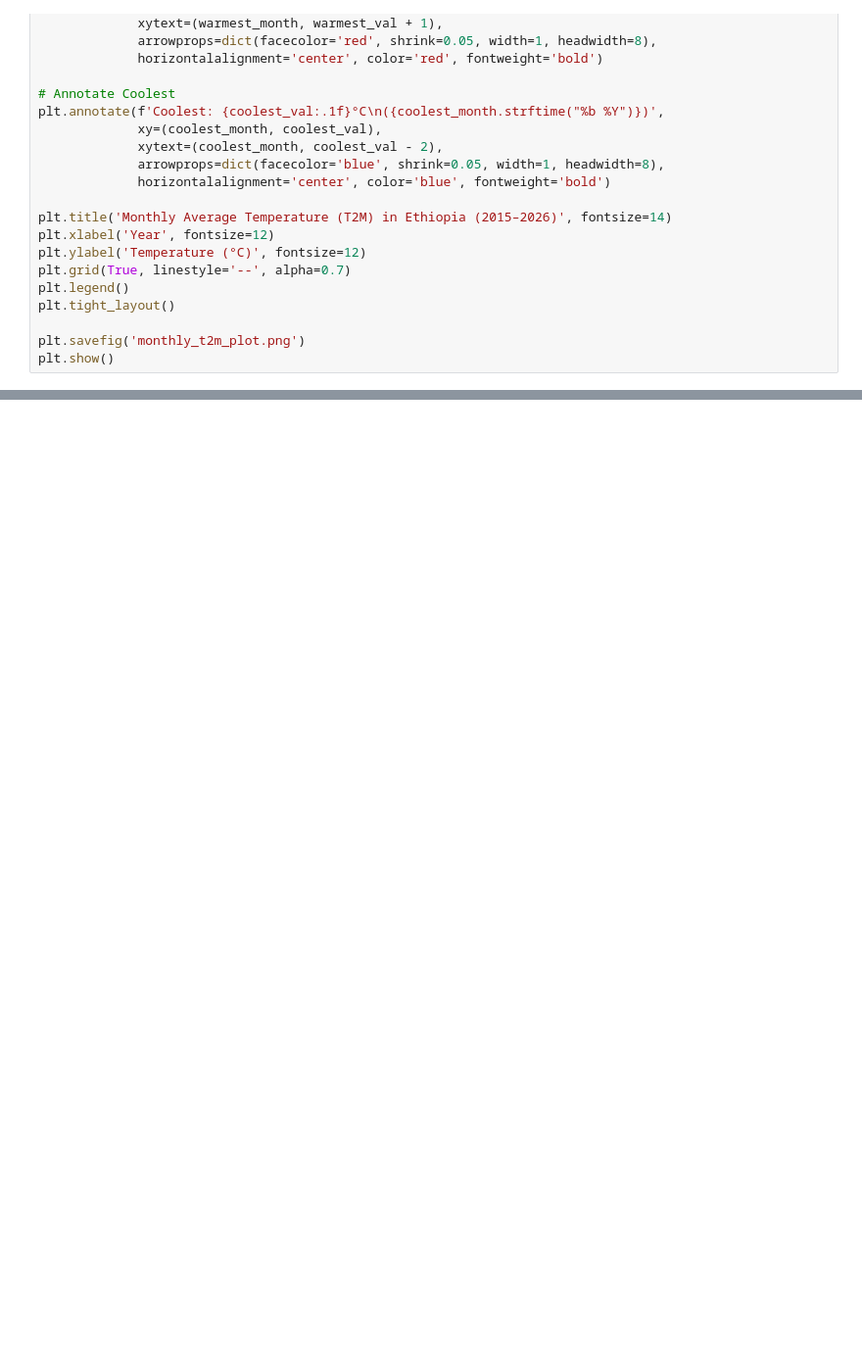
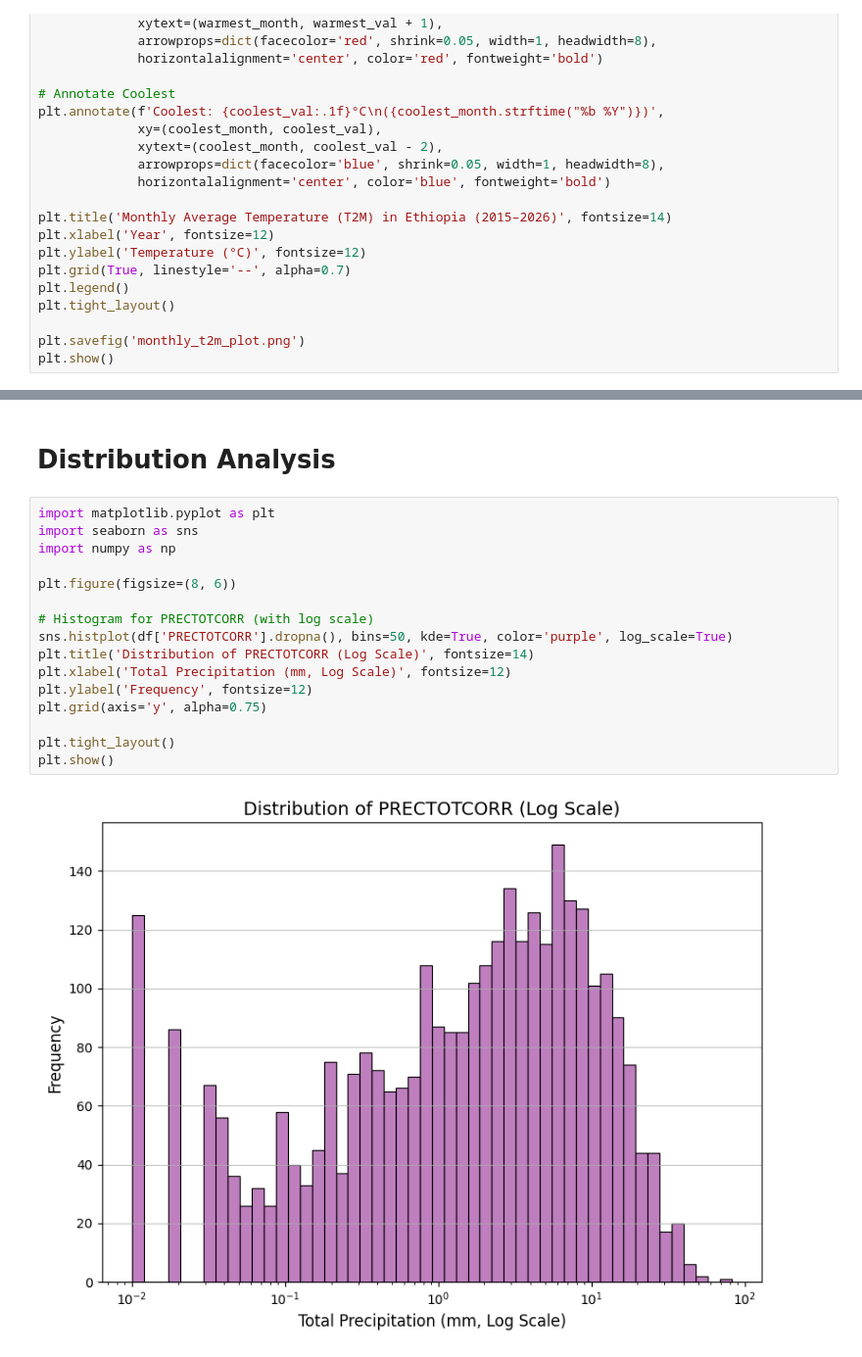
Before and after one commit to meti-creator/climate-challenge-week0, a Jupyter notebook: ethiopia_eda.ipynb, the cells around one changed output, grey strips where cells are left out. Shown at 98% size. Saved outputs shown, nothing was run; the diff lists cells and outputs as text; blank space fills up the shorter version.

```diff
--- a/ethiopia_eda.ipynb
+++ b/ethiopia_eda.ipynb
@@ -169,0 +383,20 @@ print(me)
+# %% [markdown]
+# Distribution Analysis
+# %%
+import matplotlib.pyplot as plt
+import seaborn as sns
+import numpy as np
+
+plt.figure(figsize=(8, 6))
+
+# Histogram for PRECTOTCORR (with log scale)
+sns.histplot(df['PRECTOTCORR'].dropna(), bins=50, kde=True, color='purple', log_scale=True)
+plt.title('Distribution of PRECTOTCORR (Log Scale)', fontsize=14)
+plt.xlabel('Total Precipitation (mm, Log Scale)', fontsize=12)
+plt.ylabel('Frequency', fontsize=12)
+plt.grid(axis='y', alpha=0.75)
+
+plt.tight_layout()
+plt.show()
+# %% [output]
+[figure, added]
```
Also changed, not shown: parts of 24 cells of this notebook.
